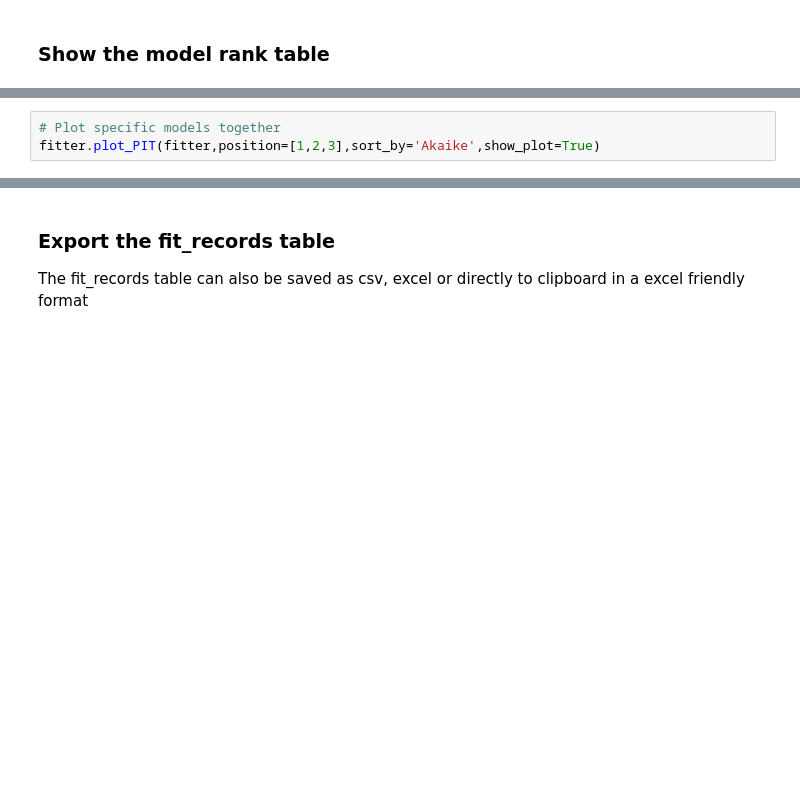
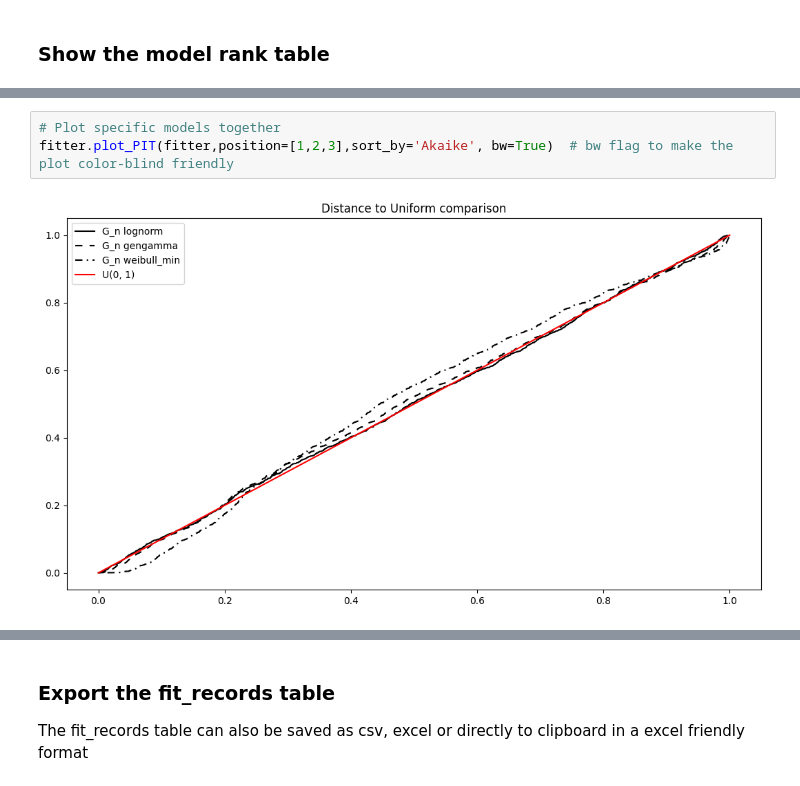
Before and after one commit to gecos-lab/FracAbility, a Jupyter notebook: docs/Tutorials/notebooks/3. Fitting a distribution.ipynb, the cells around one changed output, grey strips where cells are left out. Drawn from its saved outputs; the diff is of its cells as text; blank space fills up the shorter version.

```diff
--- a/docs/Tutorials/notebooks/3. Fitting a distribution.ipynb
+++ b/docs/Tutorials/notebooks/3. Fitting a distribution.ipynb
@@ -68,5 +83,7 @@ fitter.plot_PIT(fitter,position=[3],sort_by='Akaike')
 # %%
 # Plot specific models together
-fitter.plot_PIT(fitter,position=[1,2,3],sort_by='Akaike',show_plot=True)
+fitter.plot_PIT(fitter,position=[1,2,3],sort_by='Akaike', bw=True)  # bw flag to make the plot color-blind friendly
+# %% [output]
+[figure, added]
 # %%
 # Plot all the models
```
Also changed, not shown: parts of 11 cells of this notebook, 13 other files.
